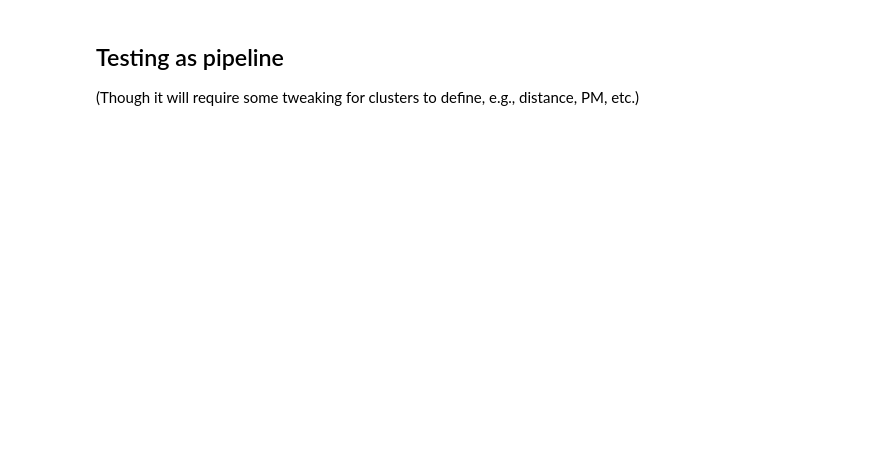
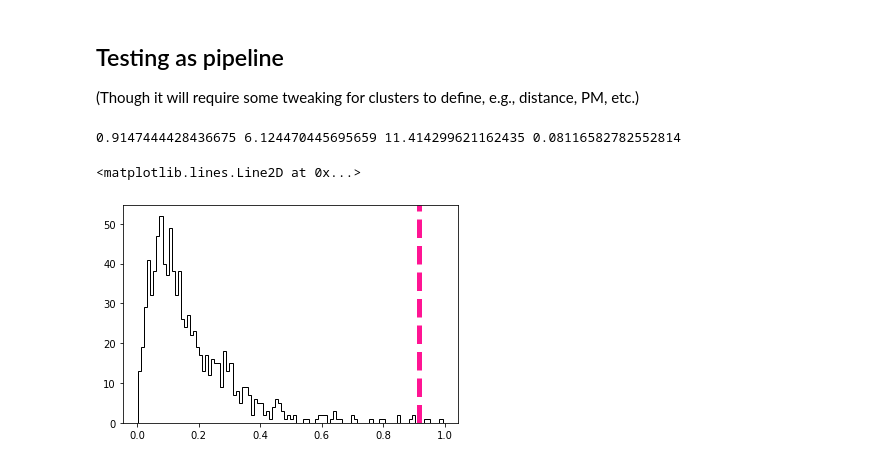
Before and after one commit to ageller/BASE9_utils, a Jupyter notebook: getGaiaData/genBASE9PhotFile.ipynb, the cells around one changed output. Drawn from its saved outputs; the diff is of its cells as text; code cells hidden in the pictures; blank space fills up the shorter version.

```diff
--- a/getGaiaData/genBASE9PhotFile.ipynb
+++ b/getGaiaData/genBASE9PhotFile.ipynb
@@ -132,5 +134,5 @@ NGC188.plotCMD()
 # output a .phot file for BASE-9
 # I may want to rename the .py file.  When finished, upload to Drive
 # double check with proposal that this is the only photometry we proposed to use
-NGC188.photFileName = 'inputs/ngc188.phot'
+NGC188.photOutputFileName = 'inputs/ngc188.phot'
 NGC188.generatePhotFile()
@@ -147,3 +140,0 @@ ax.set_xlim(-2,4)
-# %%
-# output a base9.yaml file for BASE-9?
-NGC188.yamlFileName = 'input/base9.yaml'
@@ -151,3 +170,43 @@ NGC188.yamlFileName = 'input/base9.yaml'
 ## Testing as pipeline
 
 (Though it will require some tweaking for clusters to define, e.g., distance, PM, etc.)
+# %%
+# read in my OC file and see if I can use that to define the input values
+# https://github.com/ageller/compileOCs/blob/master/OCcompiled_clean.csv
+clusterName = 'NGC_188'
+
+OCdf = pd.read_csv('OCcompiled_clean_v2.csv')
+row = OCdf.loc[OCdf['ID'] == clusterName].iloc[0]
+
+# get the cluster center
+center = SkyCoord(row['RA[hr]'], row['Dec[deg]'], unit=(units.hourangle, units.degree))
+center.ra.to(units.degree).value
+
+#calculate the distance modulus and error
+dmod = 5.*np.log10(row['dist[pc]']) - 5.
+err_dmod = (5.*1./np.log(10.)*(1./row['dist[pc]']))*row['err_dist[pc]'] # error propagation
+
+# estimate the cluster tidal radius
+# equation from Binney and Tremaine for Jacoby Radius (8.91)
+# at least for NGC 188, this seems a bit small...
+# I'm adding a factor of 2 in front
+
+# want this in degrees
+Mg = 1.0*10**12 #*units.solMass #this probably could use verification and a reference
+rt = row['rgc[pc]']*(row['mass[Msun]']/(3.*Mg))**(1./3.)
+rtfac = 5.
+radius = rtfac*np.arctan2(rt, row['dist[pc]'])*180./np.pi
+print(radius, rt, dmod, err_dmod)
+
+# Note: many clusters won't have Av (and other values)
+# for Av, I can get a value from a model, or just use 0
+# %% [output]
+0.9147444428436675 6.124470445695659 11.414299621162435 0.08116582782552814
+# %%
+# quick check on the calculated tidal radius
+f, ax = plt.subplots()
+_ = ax.hist(NGC188.members['rCenter'].data, histtype='step', color='black', bins = 100)
+ax.axvline(radius, ls='dashed', lw=5, color='deeppink')
+# %% [output]
+<matplotlib.lines.Line2D at 0x...>
+[figure, added]
```
Also changed, not shown: parts of 10 cells of this notebook, 11 other files.
